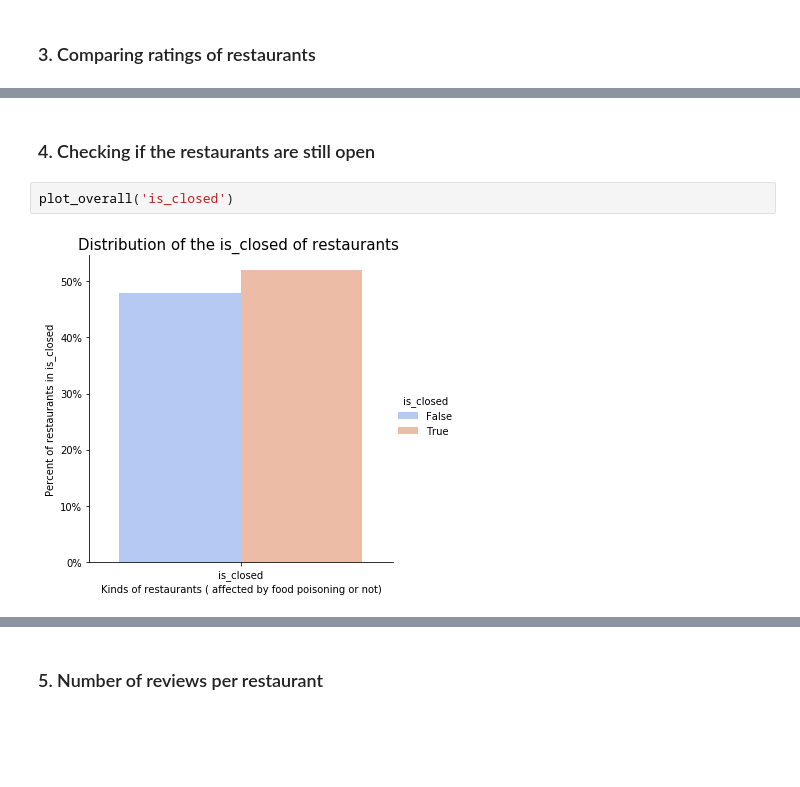
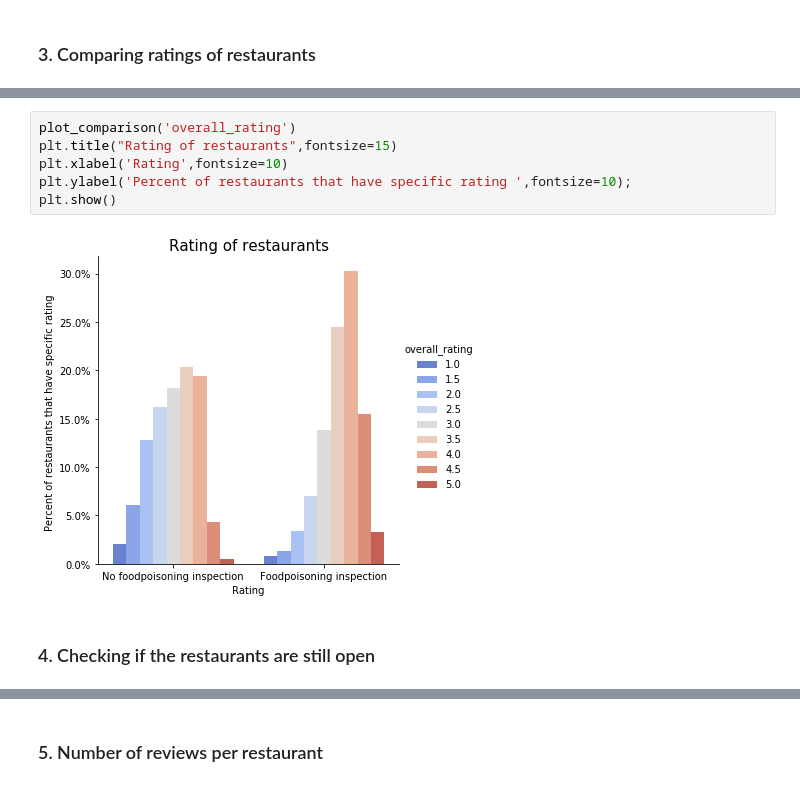
Before and after one commit to Kaabachi/project-ada, a Jupyter notebook: Ratings_analysis.ipynb, the cells around one changed output, grey strips where cells are left out. Drawn from its saved outputs; the diff is of its cells as text; blank space fills up the shorter version.

```diff
--- a/Ratings_analysis.ipynb
+++ b/Ratings_analysis.ipynb
@@ -112,6 +127,10 @@ plot_comparison('overall_rating')
+# %%
+plot_comparison('overall_rating')
+plt.title("Rating of restaurants",fontsize=15)
+plt.xlabel('Rating',fontsize=10)
+plt.ylabel('Percent of restaurants that have specific rating ',fontsize=10);
+plt.show()
+# %% [output]
+[figure, added]
 # %% [markdown]
 ### 4. Checking if the restaurants are still open
-# %%
-plot_overall('is_closed')
-# %% [output]
-[figure, removed]
```
Also changed, not shown: parts of 16 cells of this notebook, 47 other files.
